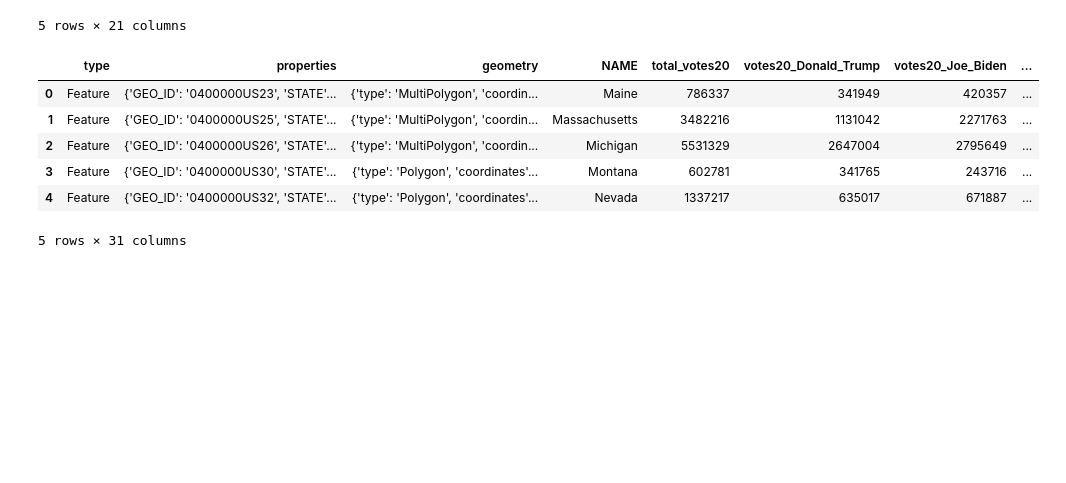
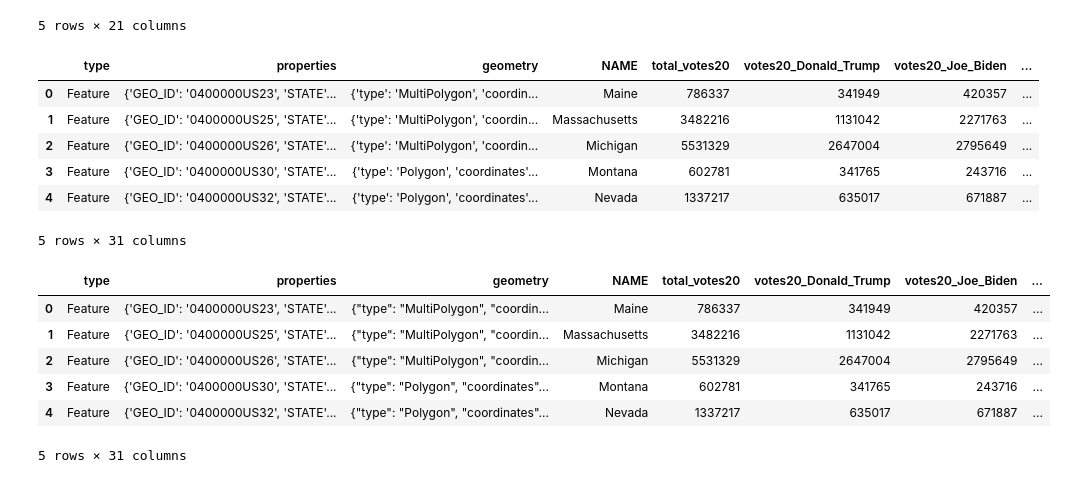
Before and after one commit to KGore12/The-2020-US-Presidential-Election-and-Covid-19, a Jupyter notebook: statejson.ipynb, the cells around one changed output. Cells and saved outputs as stored; diff of their text form; code cells hidden in the pictures; blank space fills up the shorter version.

```diff
--- a/statejson.ipynb
+++ b/statejson.ipynb
@@ -77,16 +77,24 @@ clean_state_df.head()
 # %%
 # #new_df = pd.DataFrame(clean_state_df.geometry.str.split(',',1).tolist(),
 #                          #columns = ['type','coordinates'])
 
-# new_df['type'] = new_df['type'].str.replace('{','')
+clean_state_df['geometry'] = clean_state_df['geometry'].str.replace("'",'"')
 # new_df['type'] = new_df['type'].str.split(':').str[1]
 # new_df['type'] = new_df['type'].str.replace("'",'')
 
-# new_df['coordinates'] = new_df['coordinates'].str.replace('}','')
+#clean_state_df['geometry'] = clean_state_df['geometry'].str.replace('}','')
 # new_df['coordinates'] = new_df['coordinates'].str.split(':').str[1]
 
 
-# new_df.head()
+clean_state_df.head()
+# %% [output]
+|  | type | properties | geometry | NAME | total_votes20 | votes20_Donald_Trump | votes20_Joe_Biden | ... |
+| 0 | Feature | {'GEO_ID': '0400000US23', 'STATE'... | {"type": "MultiPolygon", "coordin... | Maine | 786337 | 341949 | 420357 | ... |
+| 1 | Feature | {'GEO_ID': '0400000US25', 'STATE'... | {"type": "MultiPolygon", "coordin... | Massachusetts | 3482216 | 1131042 | 2271763 | ... |
+| 2 | Feature | {'GEO_ID': '0400000US26', 'STATE'... | {"type": "MultiPolygon", "coordin... | Michigan | 5531329 | 2647004 | 2795649 | ... |
+| 3 | Feature | {'GEO_ID': '0400000US30', 'STATE'... | {"type": "Polygon", "coordinates"... | Montana | 602781 | 341765 | 243716 | ... |
+| 4 | Feature | {'GEO_ID': '0400000US32', 'STATE'... | {"type": "Polygon", "coordinates"... | Nevada | 1337217 | 635017 | 671887 | ... |
+5 rows × 31 columns
 # %%
 # merged_df = pd.merge(new_df, clean_state_df, left_index=True, right_index=True)
 # final_df = merged_df.drop(['type_y', 'properties', 'geometry'], axis=1)
```
Also changed, not shown: parts of 4 cells of this notebook, 6 other files.
